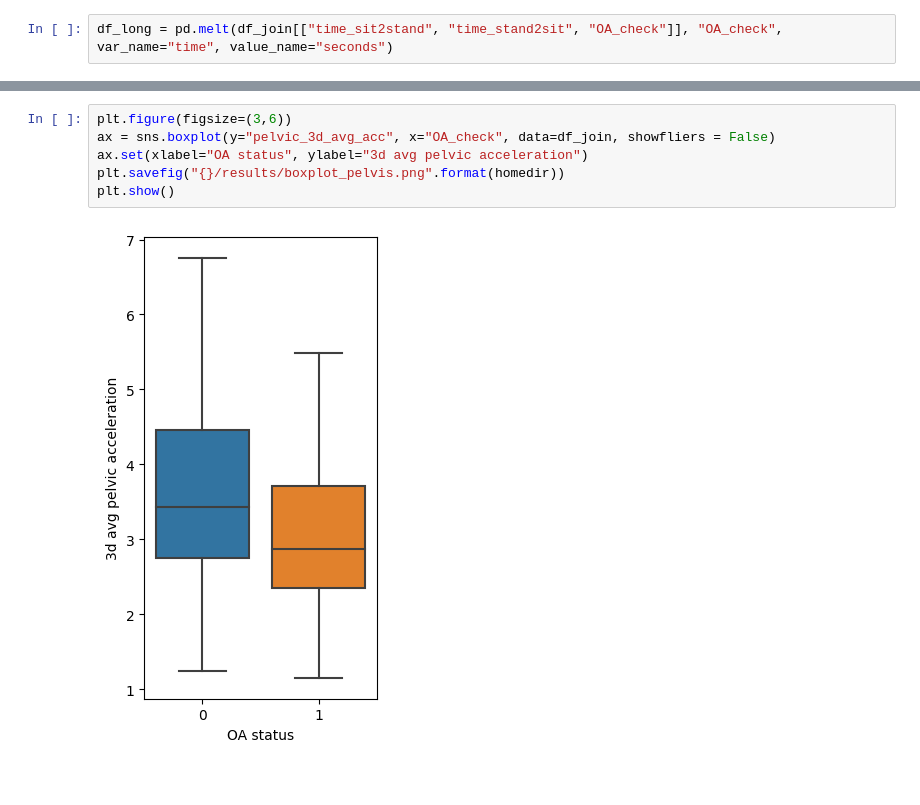
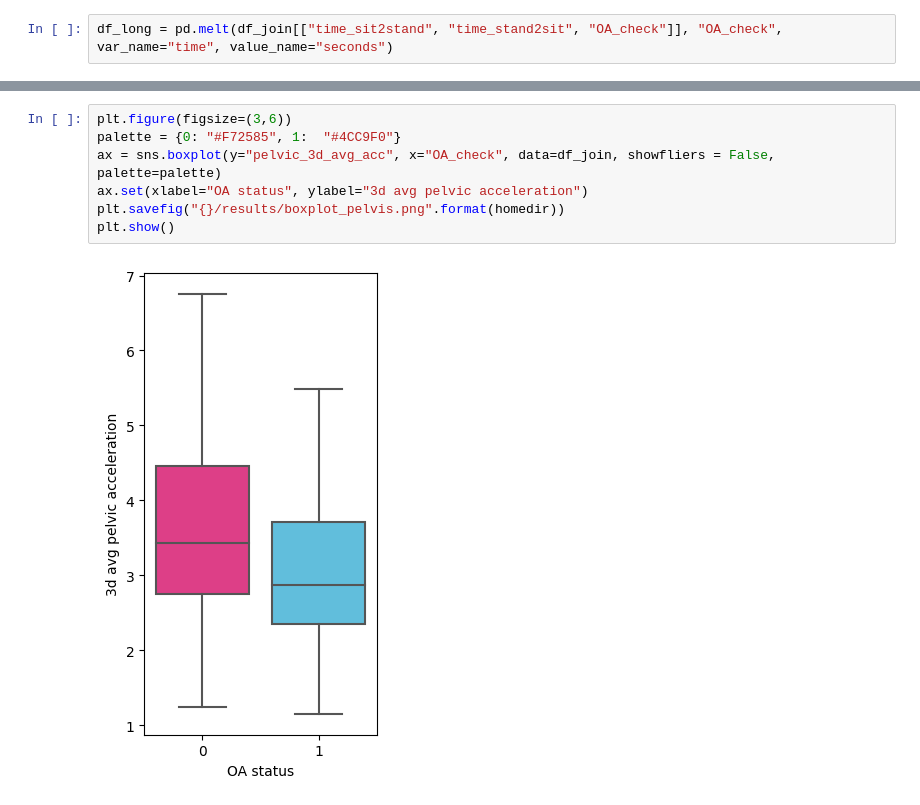
Before and after one commit to amandaliusa/cs231n, a Jupyter notebook: analysis/Visualization.ipynb, the cells around one changed output, grey strips where cells are left out. Saved outputs shown, nothing was run; the diff lists cells and outputs as text.

Commit message:
Change plot colors

```diff
--- a/analysis/Visualization.ipynb
+++ b/analysis/Visualization.ipynb
@@ -91,8 +90,9 @@ plt.show()
 # %%
 plt.figure(figsize=(3,6))
-ax = sns.boxplot(y="pelvic_3d_avg_acc", x="OA_check", data=df_join, showfliers = False)
+palette = {0: "#F72585", 1:  "#4CC9F0"}
+ax = sns.boxplot(y="pelvic_3d_avg_acc", x="OA_check", data=df_join, showfliers = False, palette=palette)
 ax.set(xlabel="OA status", ylabel="3d avg pelvic acceleration")
 plt.savefig("{}/results/boxplot_pelvis.png".format(homedir))
 plt.show()
 # %% [output]
-[figure, old version]
+[figure, new version]
```
Also changed, not shown: parts of 3 cells of this notebook, 2 other files.
